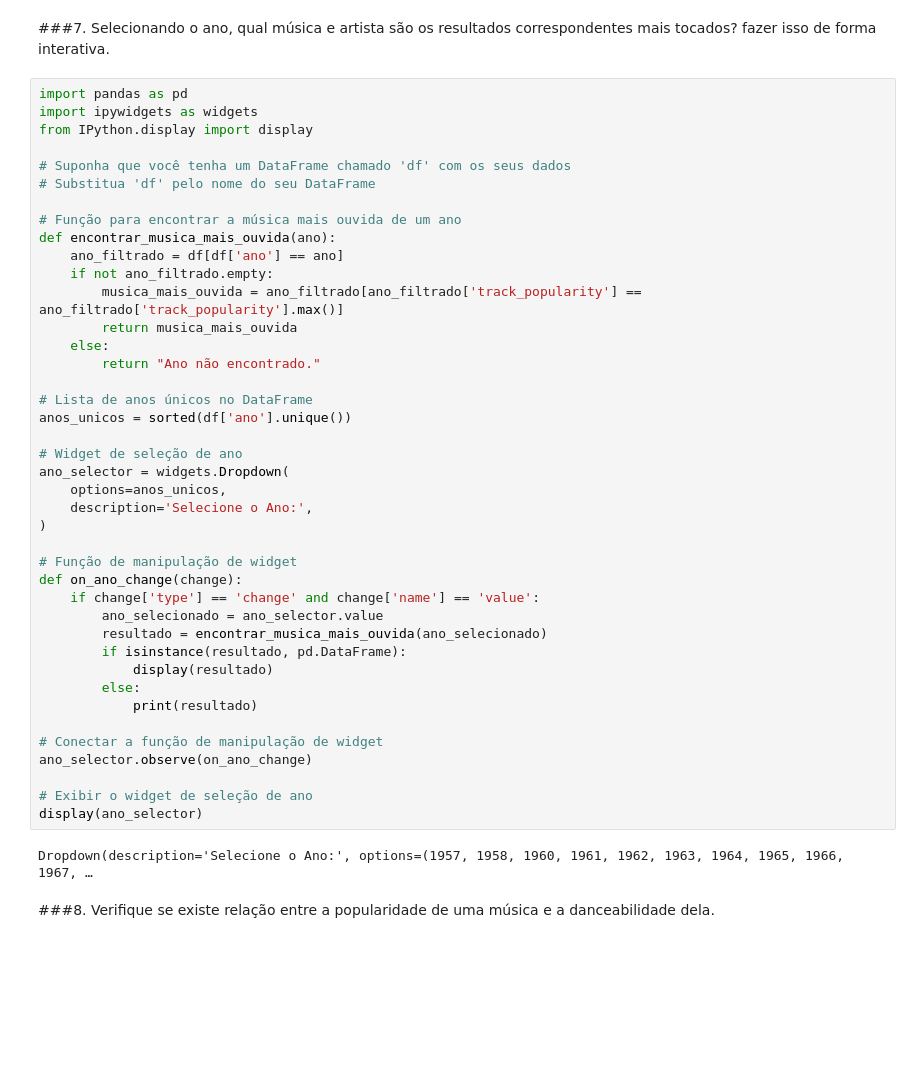
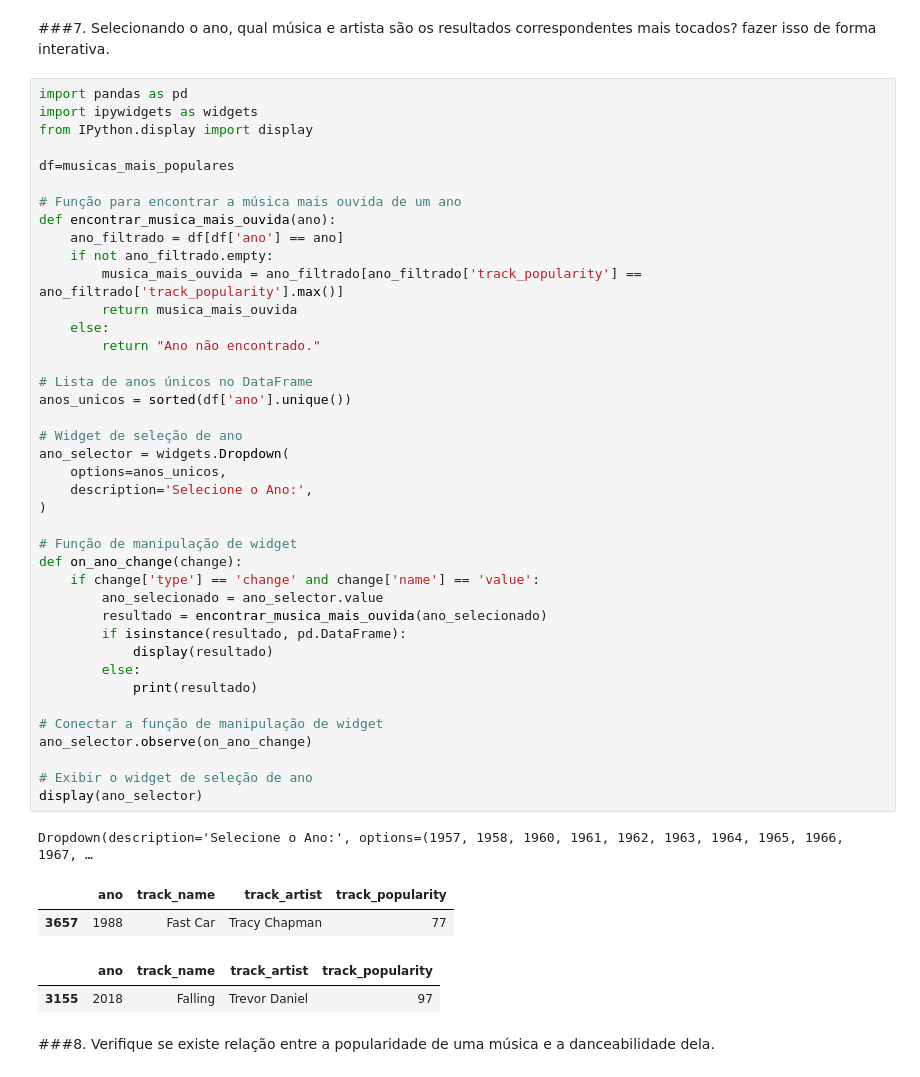
Before and after one commit to StellaDuarte/Ci-nciadedados, a Jupyter notebook: Trabalho_1_Ciência_de_dados.ipynb, the cells around one changed output. Saved outputs shown, nothing was run; the diff lists cells and outputs as text; blank space fills up the shorter version.

```diff
--- a/Trabalho_1_Ciência_de_dados.ipynb
+++ b/Trabalho_1_Ciência_de_dados.ipynb
@@ -197,8 +201,7 @@ import pandas as pd
 import ipywidgets as widgets
 from IPython.display import display
 
-# Suponha que você tenha um DataFrame chamado 'df' com os seus dados
-# Substitua 'df' pelo nome do seu DataFrame
+df=musicas_mais_populares
 
 # Função para encontrar a música mais ouvida de um ano
 def encontrar_musica_mais_ouvida(ano):
@@ -208,33 +211,37 @@ def encontrar_musica_mais_ouvida(ano):
         return musica_mais_ouvida
     else:
         return "Ano não encontrado."
 
 # Lista de anos únicos no DataFrame
 anos_unicos = sorted(df['ano'].unique())
 
 # Widget de seleção de ano
 ano_selector = widgets.Dropdown(
     options=anos_unicos,
     description='Selecione o Ano:',
 )
 
 # Função de manipulação de widget
 def on_ano_change(change):
     if change['type'] == 'change' and change['name'] == 'value':
         ano_selecionado = ano_selector.value
         resultado = encontrar_musica_mais_ouvida(ano_selecionado)
         if isinstance(resultado, pd.DataFrame):
             display(resultado)
         else:
             print(resultado)
 
 # Conectar a função de manipulação de widget
 ano_selector.observe(on_ano_change)
 
 # Exibir o widget de seleção de ano
 display(ano_selector)
 # %% [output]
 Dropdown(description='Selecione o Ano:', options=(1957, 1958, 1960, 1961, 1962, 1963, 1964, 1965, 1966, 1967, …
+|  | ano | track_name | track_artist | track_popularity |
+| 3657 | 1988 | Fast Car | Tracy Chapman | 77 |
+|  | ano | track_name | track_artist | track_popularity |
+| 3155 | 2018 | Falling | Trevor Daniel | 97 |
 # %% [markdown]
 ###8. Verifique se existe relação entre a popularidade de uma música e a danceabilidade dela.
 # %%
```
Also changed, not shown: parts of 10 cells of this notebook.
